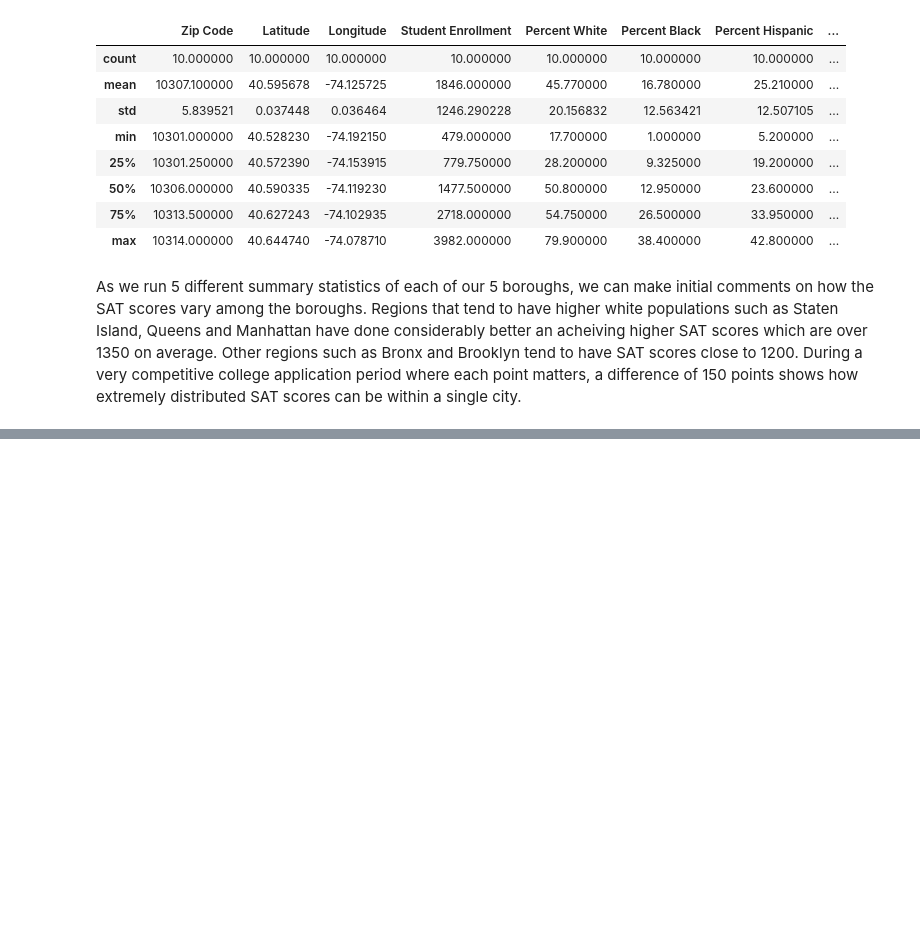
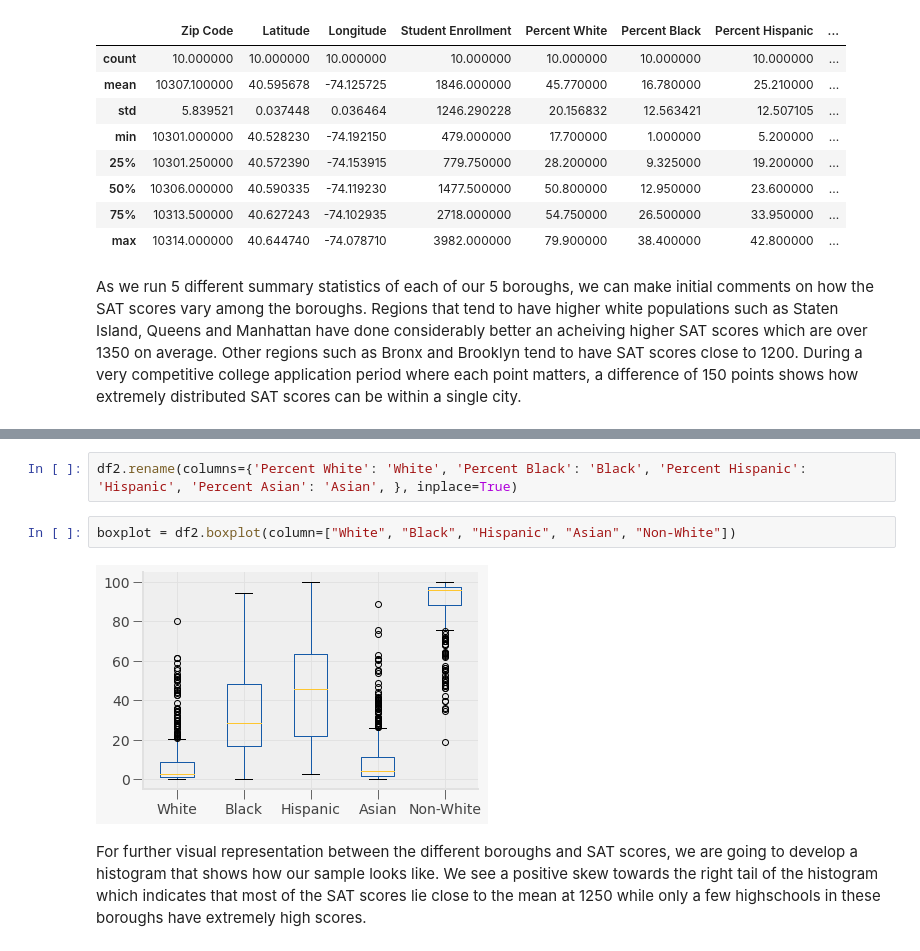
Before and after one commit to ECO225W2022/ECO225-arhammalik1, a Jupyter notebook: Project 1.ipynb, the cells around one changed output, grey strips where cells are left out. Saved outputs shown, nothing was run; the diff lists cells and outputs as text; blank space fills up the shorter version.

```diff
--- a/Project 1.ipynb
+++ b/Project 1.ipynb
@@ -184,0 +224,8 @@ As we run 5 different summary statistics of each of our 5 boroughs, we can make
+# %%
+df2.rename(columns={'Percent White': 'White', 'Percent Black': 'Black', 'Percent Hispanic': 'Hispanic', 'Percent Asian': 'Asian', }, inplace=True)
+# %%
+boxplot = df2.boxplot(column=["White", "Black", "Hispanic", "Asian", "Non-White"])
+# %% [output]
+[figure, added]
+# %% [markdown]
+For further visual representation between the different boroughs and SAT scores, we are going to develop a histogram that shows how our sample looks like. We see a positive skew towards the right tail of the histogram which indicates that most of the SAT scores lie close to the mean at 1250 while only a few highschools in these boroughs have extremely high scores.
```
Also changed, not shown: parts of 18 cells of this notebook.
